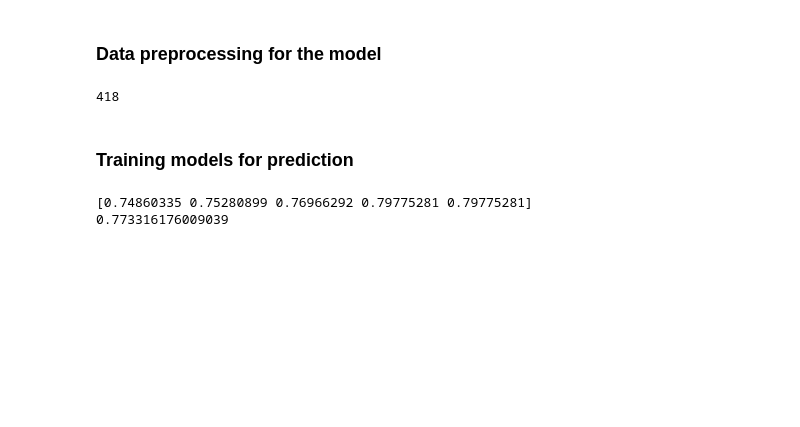
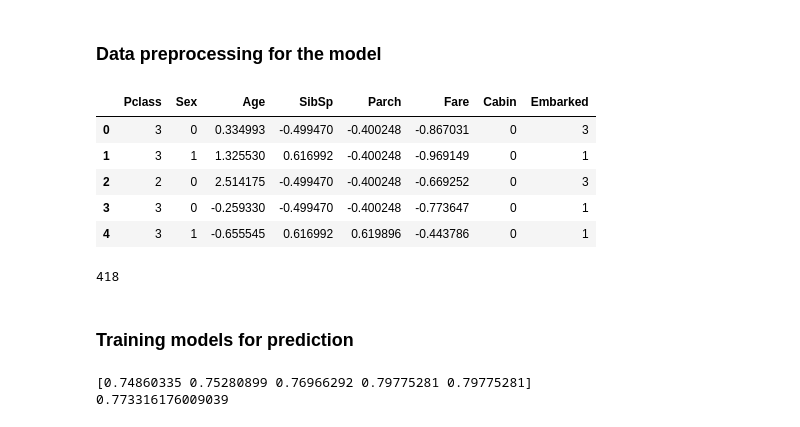
Before and after one commit to mayanksinghkgp/Mini_Projects, a Jupyter notebook: Machine_learning_form_disaster/titanic_prediction.ipynb, the cells around one changed output. Cells and saved outputs as stored; diff of their text form; code cells hidden in the pictures; blank space fills up the shorter version.

```diff
--- a/Machine_learning_form_disaster/titanic_prediction.ipynb
+++ b/Machine_learning_form_disaster/titanic_prediction.ipynb
@@ -218,16 +245,25 @@ def preprocess(dfin):
     dfi['Cabin'] = dfi.Cabin.apply(cabins)
     dfi.Age.fillna(dfi.Age.mean(), inplace = True)
     dfi.Embarked.replace({'S': 1, 'C':2, 'Q':3, np.nan:1}, inplace = True)
-    dfi.Fare.fillna(dfi.Fare.mean(), inplace = True)   ##fare missing in test set
+#    dfi.drop(dfi[dfi.Fare >= 400].index, inplace = True)
+    dfi.Fare.fillna(dfi.Fare.median(), inplace = True)   ##fare missing in test set
     dfi.Fare = np.log(dfi.Fare + 1)
     dfi.dropna(axis = 0, inplace = True)
     dfi['Sex'] = dfi.Sex.apply(lambda x: 0 if x=='male' else 1)
-    dfi[['Age','SibSp','Parch']] = scale.fit_transform(dfi[['Age','SibSp','Parch']])
+    dfi[['Age','SibSp','Parch','Fare']] = scale.fit_transform(dfi[['Age','SibSp','Parch','Fare']])
     return dfi
 # %%
 df2 = preprocess(df2)
 # %%
 dft = preprocess(dft1)
+dft.head()
+# %% [output]
+|  | Pclass | Sex | Age | SibSp | Parch | Fare | Cabin | Embarked |
+| 0 | 3 | 0 | 0.334993 | -0.499470 | -0.400248 | -0.867031 | 0 | 3 |
+| 1 | 3 | 1 | 1.325530 | 0.616992 | -0.400248 | -0.969149 | 0 | 1 |
+| 2 | 2 | 0 | 2.514175 | -0.499470 | -0.400248 | -0.669252 | 0 | 3 |
+| 3 | 3 | 0 | -0.259330 | -0.499470 | -0.400248 | -0.773647 | 0 | 1 |
+| 4 | 3 | 1 | -0.655545 | 0.616992 | 0.619896 | -0.443786 | 0 | 1 |
 # %%
 X_test = dft
 len(X_test)
```
Also changed, not shown: parts of 16 cells of this notebook.
